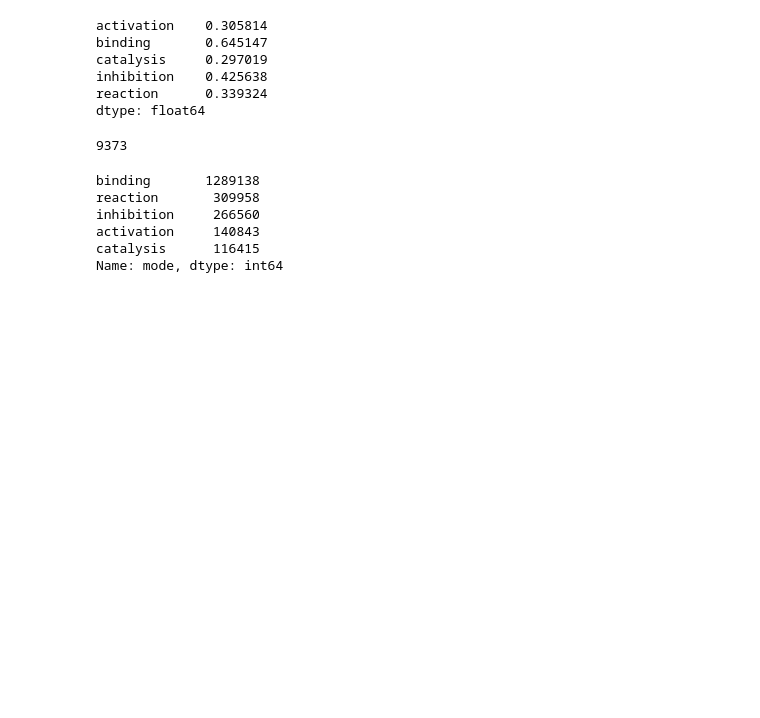
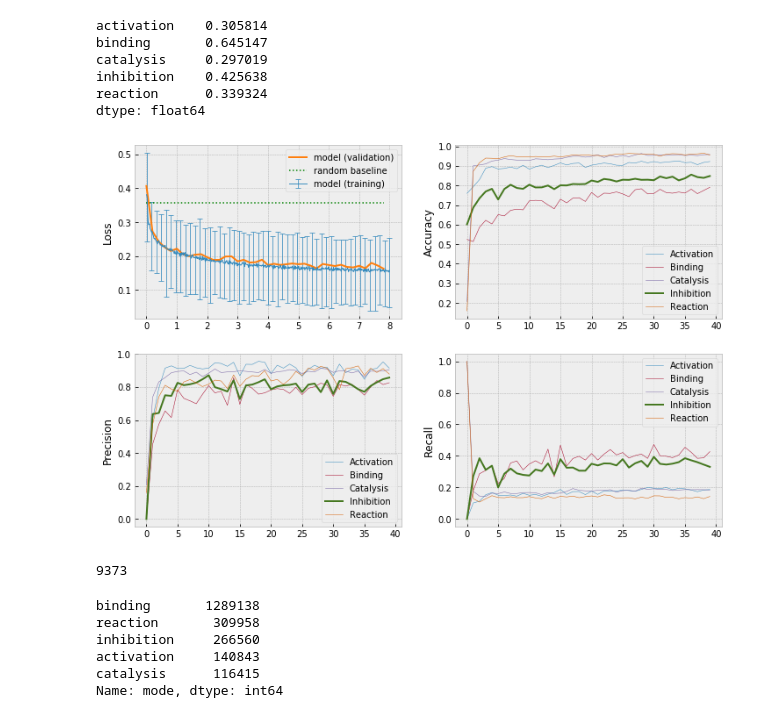
Before and after one commit to BryceEakin/COVID, a Jupyter notebook: Data Exploration.ipynb, the cells around one changed output. Cells and saved outputs as stored; diff of their text form; code cells hidden in the pictures; blank space fills up the shorter version.

```diff
--- a/Data Exploration.ipynb
+++ b/Data Exploration.ipynb
@@ -36,0 +41,6 @@ dtype: float64
+# %%
+state = T.load('./checkpoints/model_00_007.pkl')
+# %%
+fig = plot_losses(state['losses'], state['validation_stats'])
+# %% [output]
+[figure, added]
```
Also changed, not shown: parts of 3 cells of this notebook, 9 other files.
